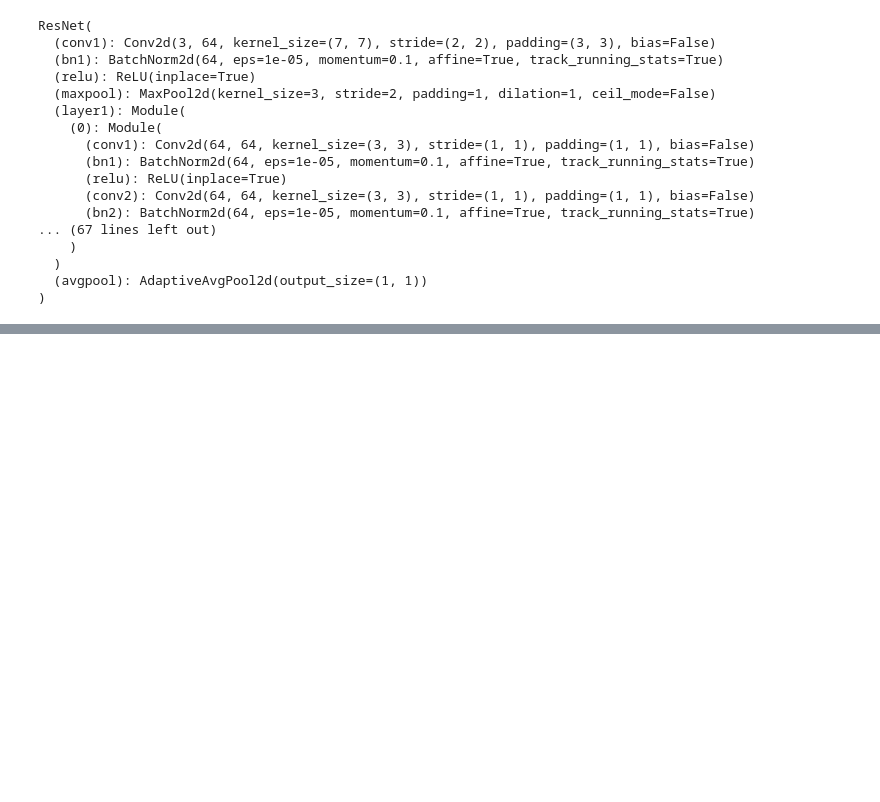
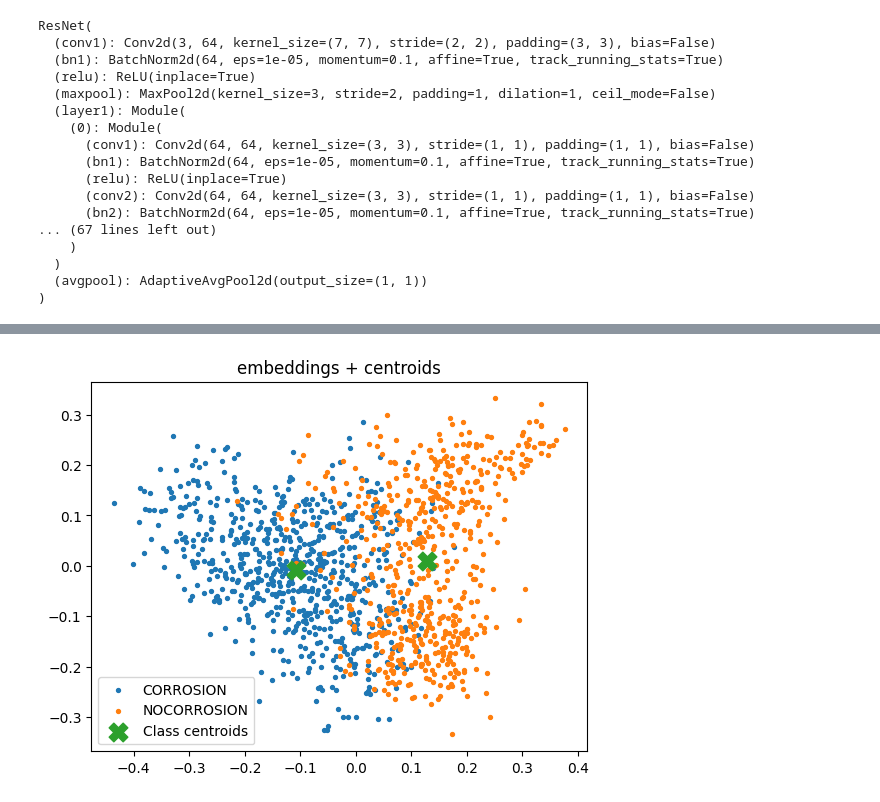
Before and after one commit to Tseng0318/ENDG511project, a Jupyter notebook: transfer.ipynb, the cells around one changed output, grey strips where cells are left out. Cells and saved outputs as stored; diff of their text form; code cells hidden in the pictures; blank space fills up the shorter version.

```diff
--- a/transfer.ipynb
+++ b/transfer.ipynb
@@ -549,0 +612,20 @@ ResNet(
+# %%
+@torch.no_grad()
+def class_centroids(X, y, num_classes):
+    cents = []
+    for c in range(num_classes):
+        cents.append(X[y == c].mean(dim=0))
+    return torch.stack(cents, dim=0)
+
+cent_sup = class_centroids(Z_train, y_train, num_classes=len(class_names))  # [2,512]
+cent2_sup = (cent_sup - mean) @ V  # project to embedding
+
+plt.figure()
+plt.scatter(Z2[mask0, 0], Z2[mask0, 1], s=8, label=class_names[0])
+plt.scatter(Z2[mask1, 0], Z2[mask1, 1], s=8, label=class_names[1])
+plt.scatter(cent2_sup[:, 0], cent2_sup[:, 1], s=180, marker="X", label="Class centroids")
+plt.title("embeddings + centroids")
+plt.legend()
+plt.show()
+# %% [output]
+[figure, added]
```
Also changed, not shown: parts of 13 cells of this notebook.
